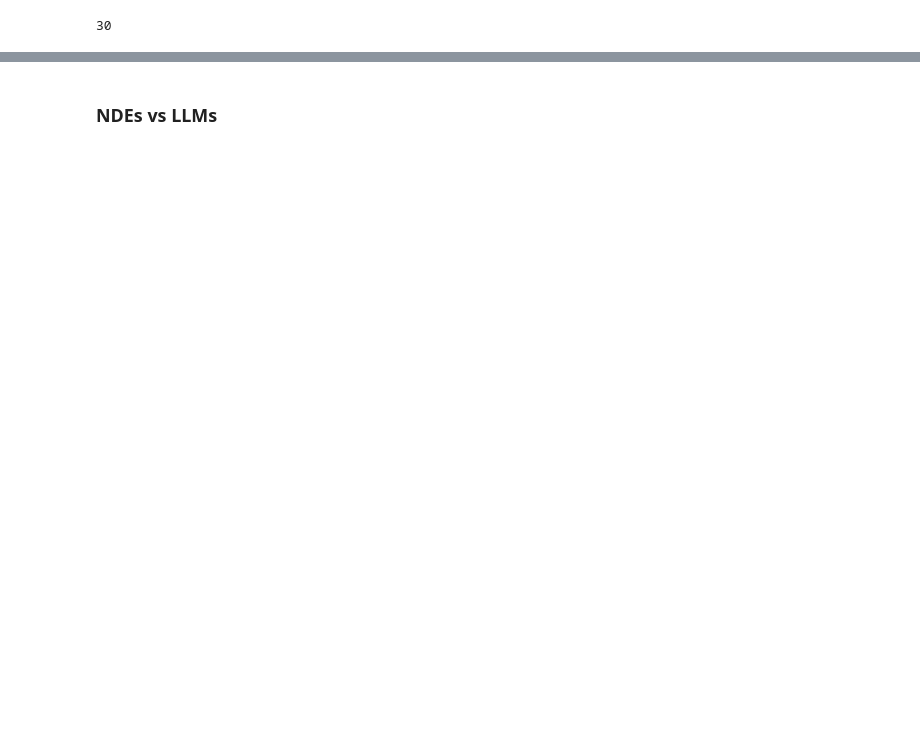
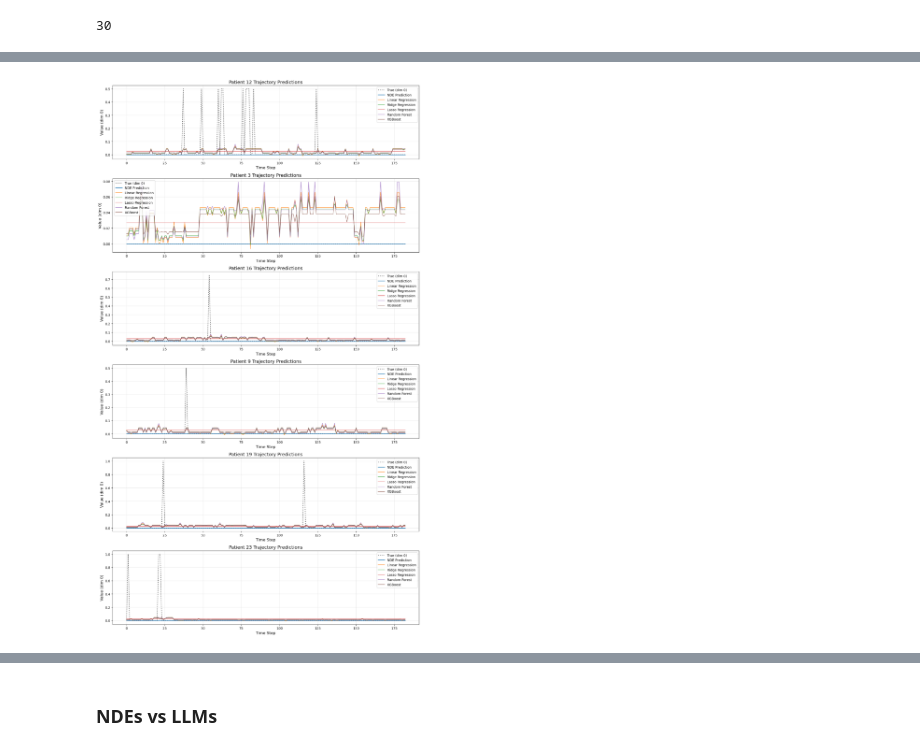
Before and after one commit to andrei-lixandru-vu/NDEs-for-adherence, a Jupyter notebook: benchmarking_by_hand.ipynb, the cells around one changed output, grey strips where cells are left out. Saved outputs shown, nothing was run; the diff lists cells and outputs as text; code cells hidden in the pictures; blank space fills up the shorter version.

Commit message:
benchmarking for personalized models

```diff
--- a/benchmarking_by_hand.ipynb
+++ b/benchmarking_by_hand.ipynb
@@ -1488,0 +1284,98 @@ plt.show()
+# %%
+# Plot trajectories of individual patients from validation set
+import matplotlib.pyplot as plt
+
+# Use the last run's train/val split and trained models
+# The model variable contains the NDE model from the last run
+# train_set and val_set are from the last run
+
+run_idx = 2
+
+val_set = val_sets_acrossRuns[run_idx]
+# model = ndes_acrossRuns[run_idx]
+
+# Get validation set indices
+val_indices = val_set.indices if hasattr(val_set, 'indices') else list(range(len(val_set)))
+n_val_patients = len(val_indices)
+
+# Retrain baseline models on the last run's train set for trajectory prediction
+X_train_last = np.array(train_set[:][0]).reshape(-1, D-1)
+y_train_last = np.array(train_set[:][1]).reshape(-1).astype(float)
+
+# Train baseline models on last run's data
+baseline_models = {}
+for model_cfg in model_configs:
+    model_name = model_cfg["name"]
+    if model_cfg["param_grid"]:
+        grid = GridSearchCV(
+            model_cfg["estimator"],
+            model_cfg["param_grid"],
+            scoring="neg_mean_squared_error",
+            cv=3,
+            n_jobs=-1
+        )
+        grid.fit(X_train_last, y_train_last)
+        baseline_models[model_name] = grid.best_estimator_
+    else:
+        reg = model_cfg["estimator"]
+        reg.fit(X_train_last, y_train_last)
+        baseline_models[model_name] = reg
+
+# Set model to eval mode
+model.eval()
+
+# Plot trajectories for a few validation patients
+n_patients_to_plot = min(1000, n_val_patients)  # Plot up to 3 patients
+fig, axes = plt.subplots(n_patients_to_plot, 1, figsize=(14, 4 * n_patients_to_plot))
+
+if n_patients_to_plot == 1:
+    axes = [axes]
+
+for plot_idx, val_idx in enumerate(val_indices[:n_patients_to_plot]):
+    ax = axes[plot_idx]
+
+    # Get true trajectory (dimension 0) from raw data
+    true_traj = reinforce_data[val_idx, :, 0]  # Shape: (T,)
+    T = len(true_traj)
+    time_steps = np.arange(T)
+
+    # Get controls for this patient
+    X_patient, Y_patient = dataset[val_idx]  # X: (T, D-1), Y: (T,)
+
+    # NDE prediction
+    with torch.no_grad():
+        ts = torch.arange(1, T + 1)
+        y0 = torch.cat([Y_patient[0].unsqueeze(0).float(), X_patient[0]])
+        traj_pred_nde = model.solve_for_inference(ts=ts, cs=X_patient, y0=y0)
+        pred_nde = traj_pred_nde[:, 0].cpu().numpy()  # Shape: (T+1,), take dim 0
+
+    # Plot true trajectory as dotted line
+    ax.plot(time_steps, true_traj, ':', linestyle=':', linewidth=2,
+            markersize=4, label='True (dim 0)', color='black', alpha=0.7)
+
+    # Plot NDE prediction
+    ax.plot(time_steps, pred_nde[:T], '-', linewidth=2,
+            label='NDE Prediction', color='tab:blue', alpha=0.8)
+    print("unique values predicted by NDEs", np.unique(pred_nde[:T]))
+
+    # Plot baseline predictions
+    colors_baseline = ['tab:orange', 'tab:green', 'tab:red', 'tab:purple', 'tab:brown']
+    for idx, (model_name, baseline_model) in enumerate(baseline_models.items()):
+        # Reshape patient's controls for prediction
+        X_patient_flat = X_patient.numpy().reshape(-1, D-1)
+        pred_baseline = baseline_model.predict(X_patient_flat)
+        ax.plot(time_steps, pred_baseline, '-', linewidth=1.5,
+                label=f'{model_name}', color=colors_baseline[idx % len(colors_baseline)],
+                alpha=0.7)
+
+    ax.set_xlabel('Time Step', fontsize=12)
+    ax.set_ylabel('Value (dim 0)', fontsize=12)
+    ax.set_title(f'Patient {val_idx} Trajectory Predictions', fontsize=14)
+    ax.legend(loc='best', fontsize=10)
+    ax.grid(True, alpha=0.3)
+
+plt.tight_layout()
+plt.show()
+
+print(f"✓ Plotted trajectories for {n_patients_to_plot} validation patients")
+# %% [output]
@@ -1488,0 +1388 @@ plt.show()
+[figure, added]
```
Also changed, not shown: parts of 17 cells of this notebook.
